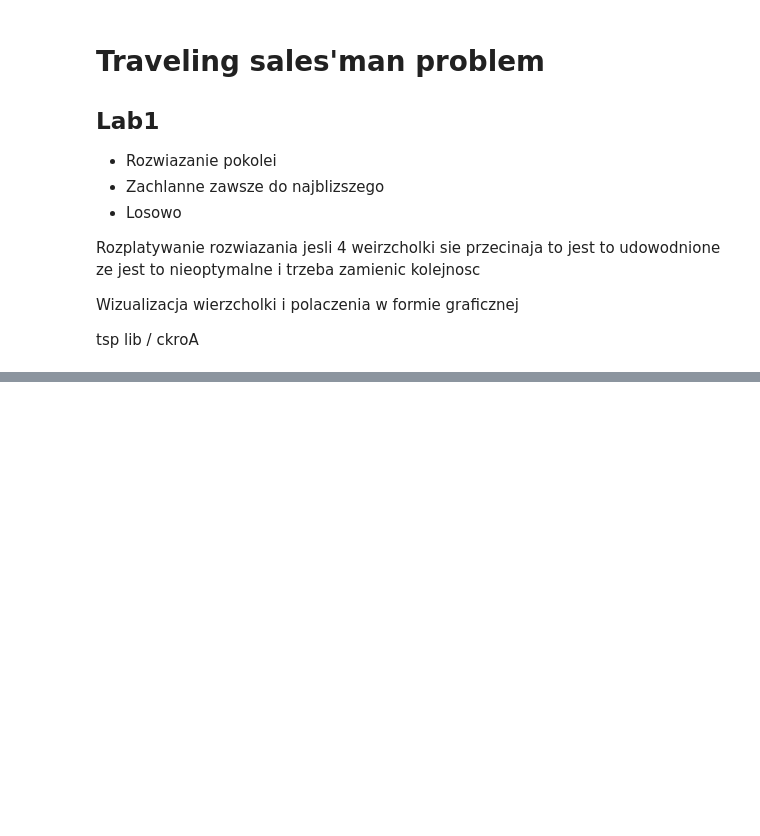
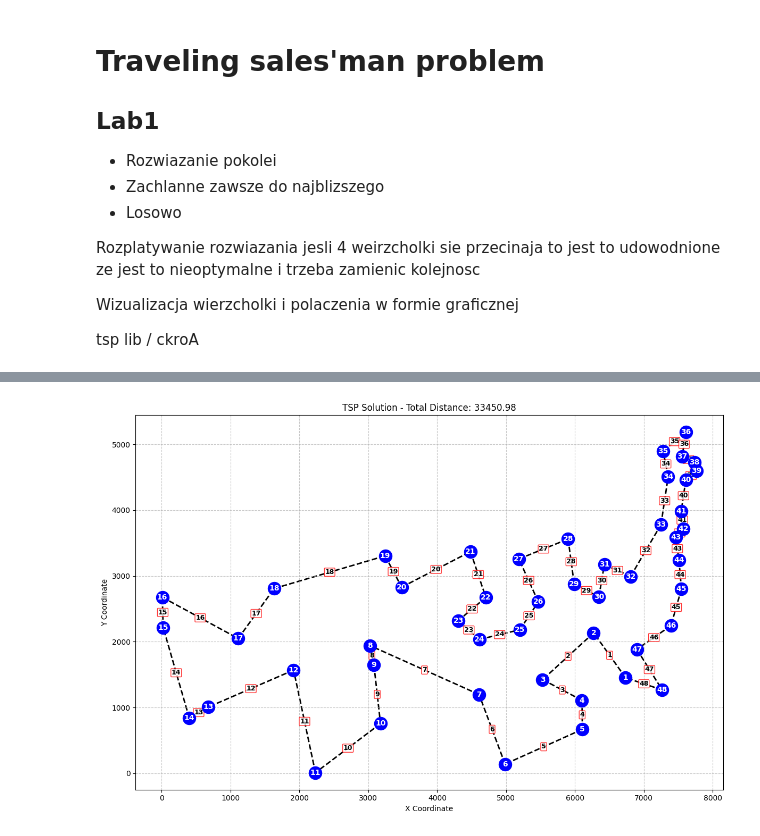
Before and after one commit to huskyybtw/ISA-Optymalizacja-Procesow-Dyskretnych, a Jupyter notebook: TSP/tsp.ipynb, the cells around one changed output, grey strips where cells are left out. Cells and saved outputs as stored; diff of their text form; code cells hidden in the pictures; blank space fills up the shorter version.

```diff
--- a/TSP/tsp.ipynb
+++ b/TSP/tsp.ipynb
@@ -70,32 +21,3 @@ print(calculate_distance_random(load_file("burma14.tsp")))
-# %%
-def dismantle_crossings(order, total_distance):
-    improved = True
-    improvements = 0
-    improved_order = order[:]
-
-    while improved:
-        improved = False
-        for i in range(len(improved_order) - 1):
-            for j in range(i + 2, len(improved_order)):
-                if j == len(improved_order) - 1 and i == 0:
-                    continue
-
-                a, b = improved_order[i], improved_order[i + 1]
-                c, d = improved_order[j], improved_order[(j + 1) % len(improved_order)]
-
-                old_dist = calculate_distance(a, b) + calculate_distance(c, d)
-                new_dist = calculate_distance(a, c) + calculate_distance(b, d)
-
-                if new_dist < old_dist:
-                    improved_order[i + 1: j + 1] = reversed(improved_order[i + 1: j + 1])
-                    total_distance = total_distance - old_dist + new_dist
-                    improved = True
-                    improvements += 1
-                    break
-            if improved:
-                break
-
-    return improved_order, total_distance, improvements
 # %%
 def calculate_distance_greedy(data):
     current_city_idx = 0
@@ -426,0 +202,6 @@ plot_tsp_solution(calculate_distance, order)
+# %%
+data = load_file("att48.tsp")
+best_distance, best_path = calculate_distance_greedy(data)
+plot_tsp_solution(best_distance, best_path)
+# %% [output]
+[figure, added]
```
Also changed, not shown: parts of 15 cells of this notebook, 1 other file.
